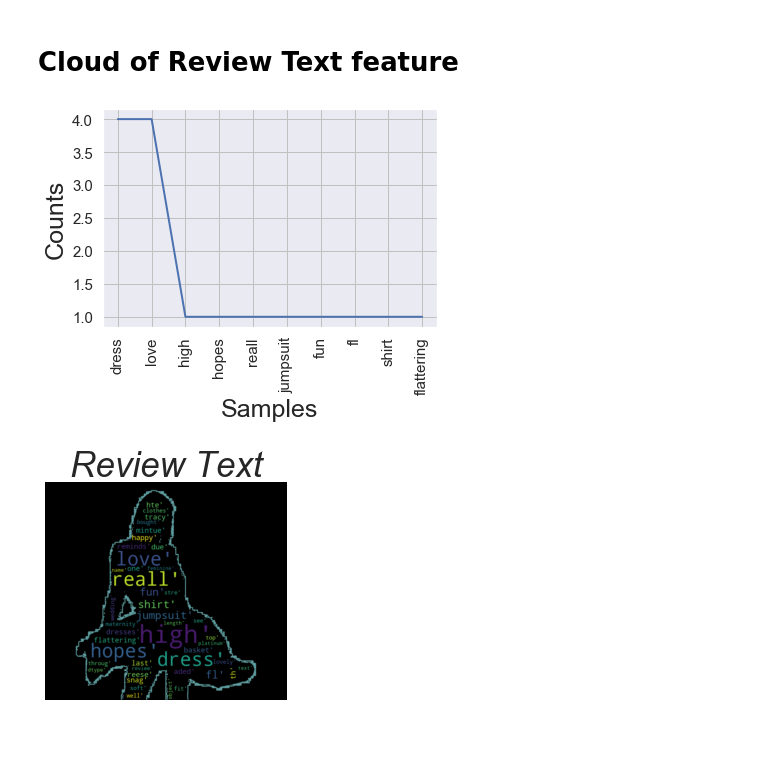
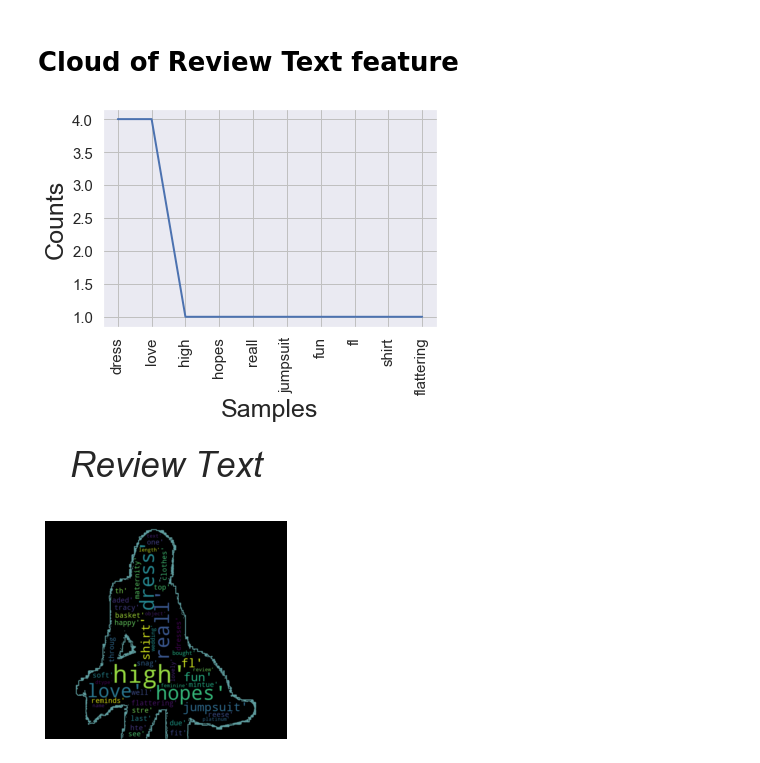
Before and after one commit to skylar17/final_project_CUdbc, a Jupyter notebook: Kamal_Womens_Clothing_Review.ipynb, the cells around one changed output. Drawn from its saved outputs; the diff is of its cells as text; code cells hidden in the pictures; blank space fills up the shorter version.

```diff
--- a/Kamal_Womens_Clothing_Review.ipynb
+++ b/Kamal_Womens_Clothing_Review.ipynb
@@ -333,8 +333,8 @@ wordcloud(ret_text)
 # %%
 my_mask = np.array(Image.open("woman-in-dress.jpg"))
 ret_text = tokenize(str(womens_clothing_data['Review Text']).lower())
-plt.title("Review Text",fontsize=35,fontstyle='oblique')
+plt.title("Review Text\n",fontsize=35,fontstyle='oblique')
 wordcloud(ret_text, my_mask)
 # %% [output]
 [figure]
-[figure, old version]
+[figure, new version]
```
Also changed, not shown: parts of 2 cells of this notebook.
